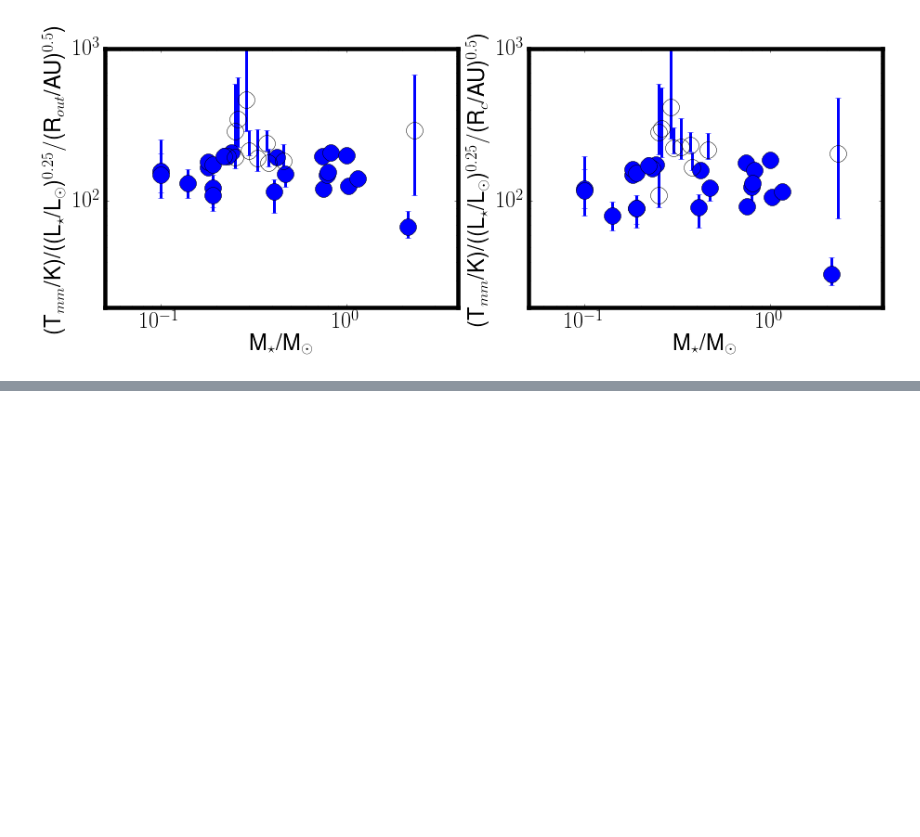
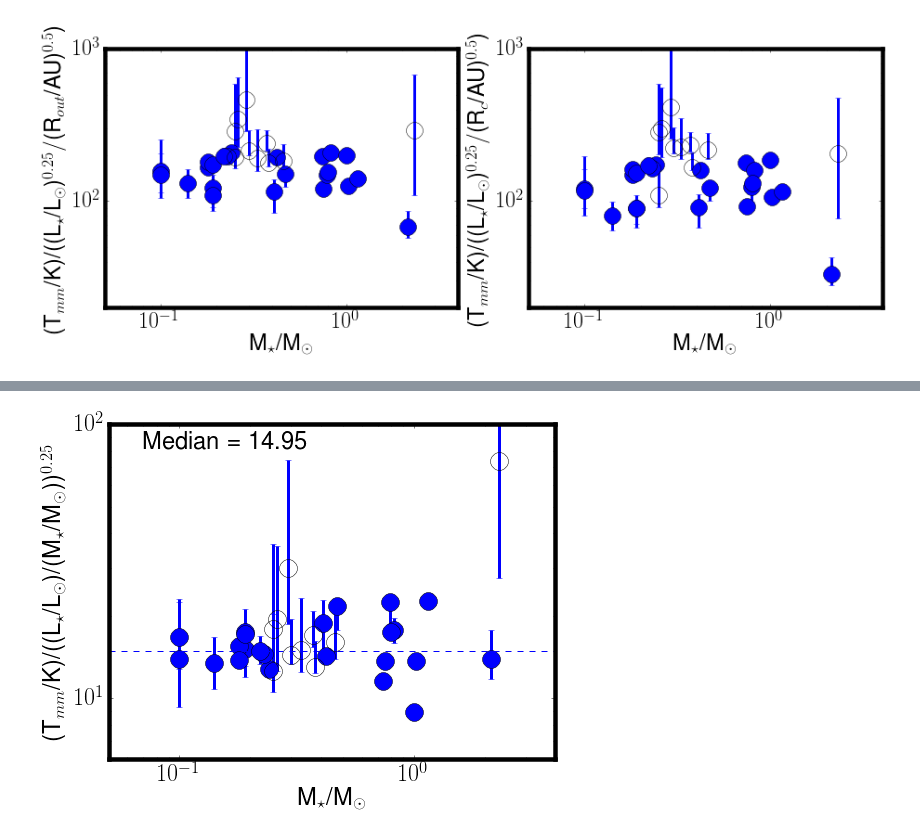
Before and after one commit to ltesti/DiskTemperature, a Jupyter notebook: TmmScaleFromDikFit.ipynb, the cells around one changed output, grey strips where cells are left out. Cells and saved outputs as stored; diff of their text form; code cells hidden in the pictures; blank space fills up the shorter version.

```diff
--- a/TmmScaleFromDikFit.ipynb
+++ b/TmmScaleFromDikFit.ipynb
@@ -71,0 +85,13 @@ fig, axf = lup2.do_LR_plot(newfig=True, myyrange=yrange, myxrange=msrange)
+# %%
+# Can we use Ls/Ms instead of Ls/Rc^2 ??
+
+reload(mytmm)
+
+msrange = [0.05,4.]
+rcrange = [5.,100.]
+yrange = [6.,100.]
+
+lup2 = mytmm.DiskSample('table_fits_results_g.txt')
+fig = lup2.do_LM_plot(newfig=True, myyrange=yrange, myxrange=msrange)
+# %% [output]
+[figure, added]
```
Also changed, not shown: parts of 2 cells of this notebook, 1 other file.
